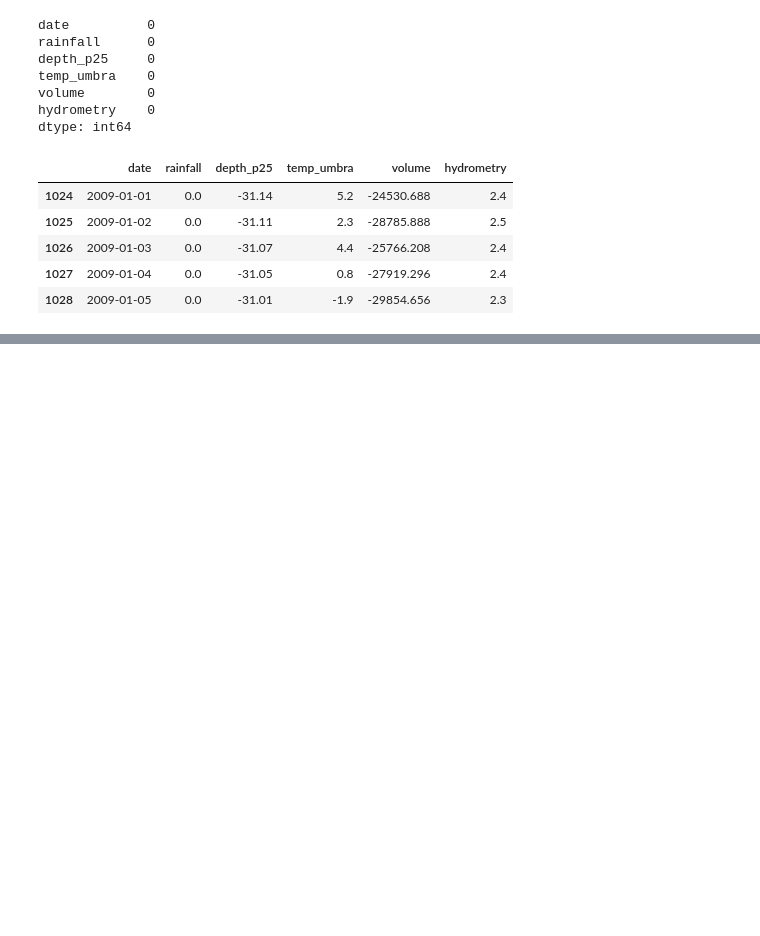
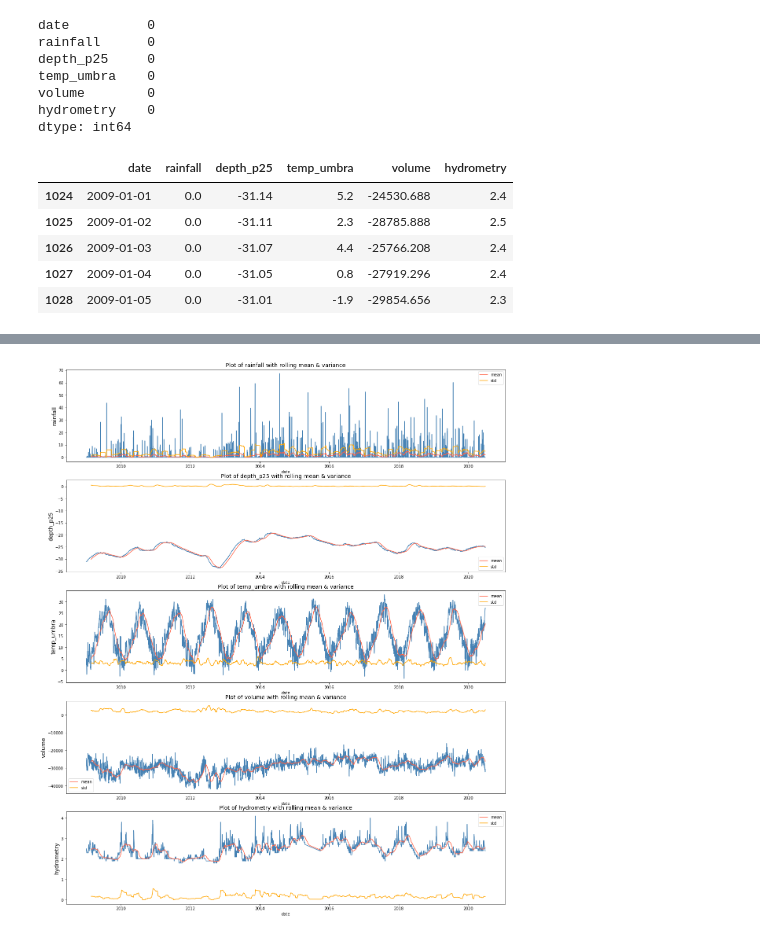
Before and after one commit to bkleck/WaterAnalytics, a Jupyter notebook: preprocessing.ipynb, the cells around one changed output, grey strips where cells are left out. Cells and saved outputs as stored; diff of their text form; code cells hidden in the pictures; blank space fills up the shorter version.

```diff
--- a/preprocessing.ipynb
+++ b/preprocessing.ipynb
@@ -354,0 +382,14 @@ df.head()
+# %%
+rolling_window = 52
+f, ax = plt.subplots(nrows=5, ncols=1, figsize=(20,25))
+columns = ['rainfall', 'depth_p25', 'temp_umbra', 'volume', 'hydrometry']
+
+for column in columns:
+  idx = columns.index(column)
+  sns.lineplot(x=df['date'], y=df[column], ax=ax[idx], color='steelblue')
+  sns.lineplot(x=df['date'], y=df[column].rolling(rolling_window).mean(), ax=ax[idx], color='tomato', label='mean')
+  sns.lineplot(x=df['date'], y=df[column].rolling(rolling_window).std(), ax=ax[idx], color='orange', label='std')
+  ax[idx].set_title(f'Plot of {column} with rolling mean & variance', fontsize=14)
+  ax[idx].set_ylabel(ylabel=column, fontsize=14)
+# %% [output]
+[figure, added]
```
Also changed, not shown: parts of 9 cells of this notebook.
